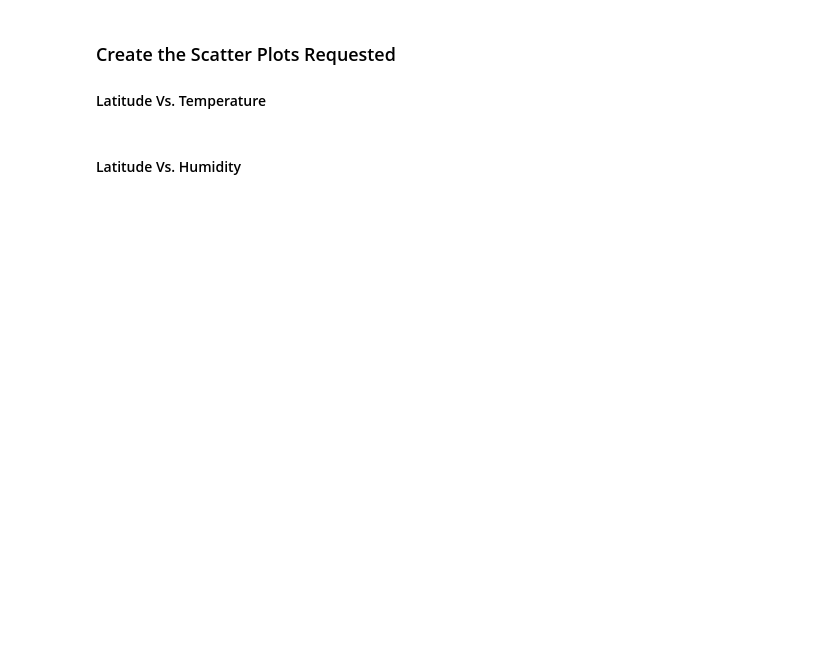
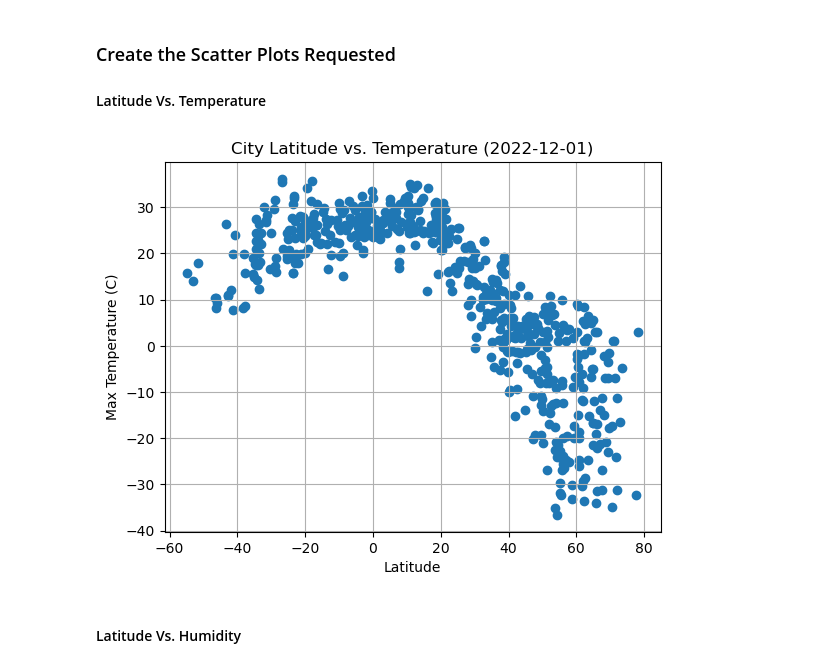
Before and after one commit to DavidJohnChartrand/python-api-challenge, a Jupyter notebook: WeatherPy/WeatherPy.ipynb, the cells around one changed output. Saved outputs shown, nothing was run; the diff lists cells and outputs as text; code cells hidden in the pictures; blank space fills up the shorter version.

Commit message:
Added the output file and created the graphical representations of the data with regressions

```diff
--- a/WeatherPy/WeatherPy.ipynb
+++ b/WeatherPy/WeatherPy.ipynb
@@ -248,16 +221,20 @@ city_data_df.head()
 #### Latitude Vs. Temperature
 # %%
 # Build scatter plot for latitude vs. temperature
-# YOUR CODE HERE
-
+plt.scatter(city_data_df['Lat'],city_data_df['Max Temp'])
 # Incorporate the other graph properties
-# YOUR CODE HERE
+plt.title(f'City Latitude vs. Temperature (2022-12-01)')
+plt.xlabel('Latitude')
+plt.ylabel('Max Temperature (C)')
+plt.grid(True)
 
 # Save the figure
 plt.savefig("output_data/Fig1.png")
 
 # Show plot
 plt.show()
+# %% [output]
+[figure, added]
 # %% [markdown]
 #### Latitude Vs. Humidity
 # %%
```
Also changed, not shown: parts of 34 cells of this notebook, 5 other files.
